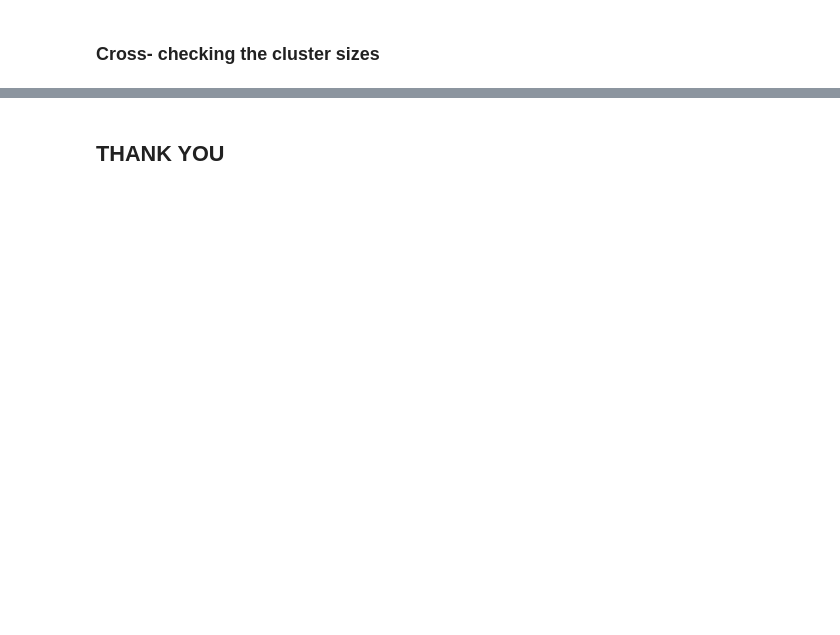
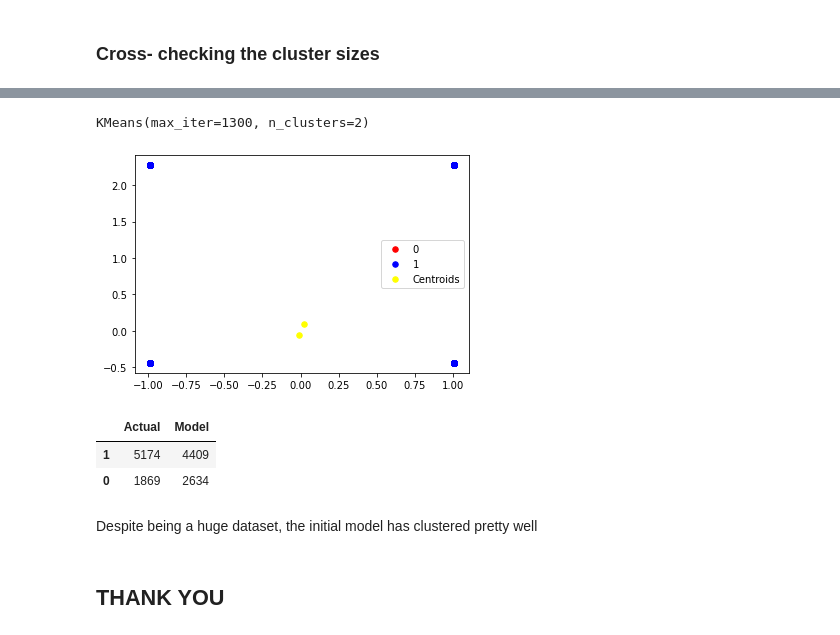
Before and after one commit to sanjanabasu96/TheSparksTasks, a Jupyter notebook: Task3- Unsupervised learning- clustering using KMeans.ipynb, the cells around one changed output, grey strips where cells are left out. Drawn from its saved outputs; the diff is of its cells as text; code cells hidden in the pictures; blank space fills up the shorter version.

```diff
--- a/Task3- Unsupervised learning- clustering using KMeans.ipynb
+++ b/Task3- Unsupervised learning- clustering using KMeans.ipynb
@@ -160,0 +188,2 @@ Between 0 and 2, there are very few errors which is minimal in a dataset of 150
+# %%
+data1.drop('customerID',axis=1,inplace=True)
@@ -161,2 +237,41 @@ Between 0 and 2, there are very few errors which is minimal in a dataset of 150
+# %%
+data2=data1.drop('Churn',axis=1)
+x1=data2.values
+from sklearn import preprocessing
+X = preprocessing.scale(x1)
+# %%
+from sklearn.cluster import KMeans
+kmeans = KMeans(n_clusters=2, init = 'k-means++',
+                max_iter = 1300)
+kmeans.fit(X)
+# %% [output]
+KMeans(max_iter=1300, n_clusters=2)
+# %%
+kmeans_pred = kmeans.predict(X)
+# %%
+plt.scatter(X[kmeans_pred == 0, 0], X[kmeans_pred == 0, 1],
+            s = 30, c = 'red', label = '0')
+plt.scatter(X[kmeans_pred == 1, 0], X[kmeans_pred == 1, 1],
+            s = 30, c = 'blue', label = '1')
+
+plt.scatter(kmeans.cluster_centers_[:, 0], kmeans.cluster_centers_[:,1],
+            s = 30, c = 'yellow', label = 'Centroids')
+
+plt.legend()
+plt.show()
+# %% [output]
+[figure, added]
+# %%
+data2['Churn_pred']=kmeans_pred
+a=data['Churn'].value_counts().values
+b=data2['Churn_pred'].value_counts()
+check=pd.DataFrame({'Actual':a,'Model':b},columns=['Actual','Model'])
+check
+# %% [output]
+|  | Actual | Model |
+| 1 | 5174 | 4409 |
+| 0 | 1869 | 2634 |
+# %% [markdown]
+Despite being a huge dataset, the initial model has clustered pretty well
 # %% [markdown]
 ## THANK YOU
```
Also changed, not shown: parts of 18 cells of this notebook.
